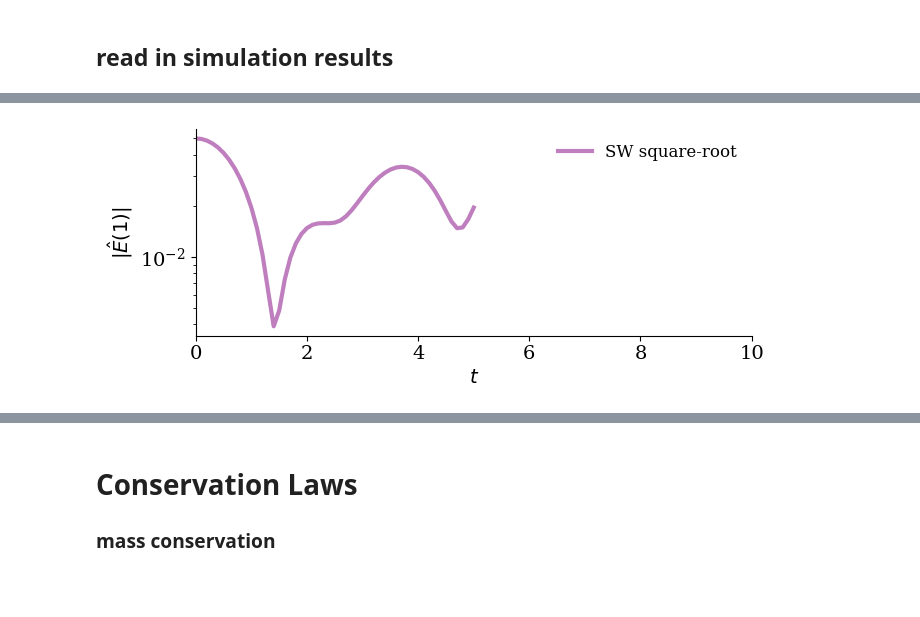
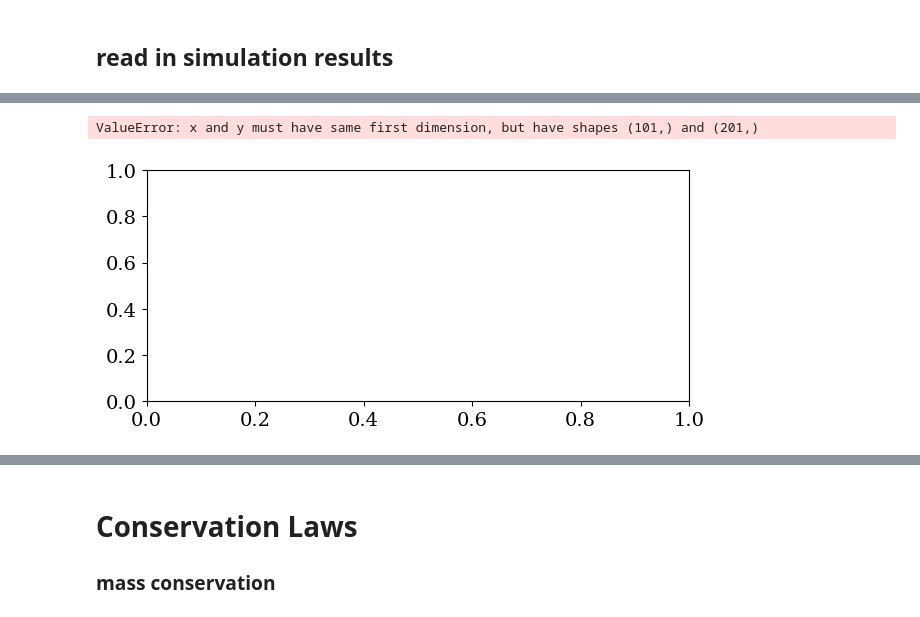
Before and after one commit to opaliss/SW-Conservative-Closure, a Jupyter notebook: SW/bump on tail SW (even).ipynb, the cells around one changed output, grey strips where cells are left out. Cells and saved outputs as stored; diff of their text form; code cells hidden in the pictures; blank space fills up the shorter version.

Commit message:
new closure ideas :-)

```diff
--- a/SW/bump on tail SW (even).ipynb
+++ b/SW/bump on tail SW (even).ipynb
@@ -24,10 +24,10 @@ matplotlib.rc('ytick', labelsize=14)
 # %%
 # set up configuration parameters
 # number of Fourier spectral terms in x
-Nx = 25
+Nx = 20
 Nx_total = 2 * Nx + 1
 # number of Hermite spectral terms in v
-Nv = 50
+Nv = 21
 # Velocity scaling of electron and ion
 alpha_e1 = 1
 alpha_e2 = np.sqrt(1 / 2)
@@ -37,15 +37,15 @@ epsilon = 0.03
 # x grid is from 0 to L
 L = 20 * np.pi / 3
 # final time
-T =10
+T = 10
 # time stepping
 dt = 0.01
 # time vector
 t_vec = np.linspace(0, T, int(T / dt) + 1)
 # velocity scaling
-u_e1 = -1
-u_e2 = 4.5
-u_i = -1
+u_e1 = -1/2
+u_e2 = 9/2
+u_i = 0
 # mass normalized
 m_e1 = 1
 m_e2 = 1
@@ -54,6 +54,8 @@ m_i = 1836
 q_e1 = -1
 q_e2 = -1
 q_i = 1
+# type of closure
+closure = "mass"
 # %%
 # inverse J
 J_inv = J_matrix_inv(Nx=Nx, L=L)
@@ -66,8 +68,8 @@ x = np.linspace(0, L, Nx_total)
 # %% [markdown]
 ## read in simulation results
 # %%
-sol_midpoint_u = np.load("../data/SW/bump_on_tail/sol_midpoint_u_" + str(Nv) + "_energy_closure.npy")[:, ::10]
-sol_midpoint_t = np.load("../data/SW/bump_on_tail/sol_midpoint_t_" + str(Nv) + "_energy_closure.npy")[::10]
+sol_midpoint_u = np.load("../data/SW/bump_on_tail/sol_midpoint_u_" + str(Nv) + "_" + str(closure) + "_closure.npy")[:, ::10]
+sol_midpoint_t = np.load("../data/SW/bump_on_tail/sol_midpoint_t_" + str(Nv) + "_" + str(closure) + "_closure.npy")[::10]
 print(np.shape(sol_midpoint_u))
 print(np.shape(sol_midpoint_t))
 # %% [output]
@@ -138,17 +181,29 @@ for ii in range(len(sol_midpoint_t)):
+# %%
+E1_midpoint_energy_100 = np.load("../data/SW/bump_on_tail/E1_midpoint_energy_100.npy")
+E1_midpoint_energy_101 = np.load("../data/SW/bump_on_tail/E1_midpoint_energy_101.npy")
+E1_midpoint_momentum_100 = np.load("../data/SW/bump_on_tail/E1_midpoint_momentum_100.npy")
+E1_midpoint_momentum_101 = np.load("../data/SW/bump_on_tail/E1_midpoint_momentum_101.npy")
+E1_midpoint_mass_101 = np.load("../data/SW/bump_on_tail/E1_midpoint_mass_101.npy")
+E1_midpoint_mass_100 = np.load("../data/SW/bump_on_tail/E1_midpoint_mass_100.npy")
 # %%
 fig, ax = plt.subplots(figsize=(7, 3))
-ax.plot(sol_midpoint_t, E1_midpoint, "-", c="purple", alpha=0.5, linewidth=3, label="SW square-root")
+ax.plot(sol_midpoint_t, E1_midpoint_energy_101, "-", c="blue", alpha=0.5, linewidth=3, label="closure by energy")
+ax.scatter(sol_midpoint_t[::10], E1_midpoint_momentum_101[::10], marker="o", s=40, c="green",  label="closure by momentum")
+ax.scatter(sol_midpoint_t[::10], E1_midpoint_mass_101[::10], marker="x", s=70, c="red",  label="closure by truncation/mass")
 
+
+ax.set_xticks([0, 5, 10, 15, 20])
 ax.set_yscale("log")
 ax.spines['right'].set_visible(False)
 ax.spines['top'].set_visible(False)
 ax.set_ylabel("$|\hat{E}(1)|$")
 ax.set_xlabel("$ t$")
 ax.set_xlim(0, T)
-legend = ax.legend(ncols=1, fancybox=False, shadow=False, fontsize=12, loc='upper right')
+legend = ax.legend(ncols=1, fancybox=False, shadow=False, fontsize=12, loc='lower right')
 legend.get_frame().set_alpha(0)
 plt.tight_layout()
 plt.savefig("../figs/SW/bump_on_tail/damping_rate_electric_field.png", dpi=600)
 # %% [output]
+ValueError: x and y must have same first dimension, but have shapes (101,) and (201,)
-[figure, old version]
+[figure, new version]
 # %%
```
Also changed, not shown: parts of 18 cells of this notebook, 4 other files.
